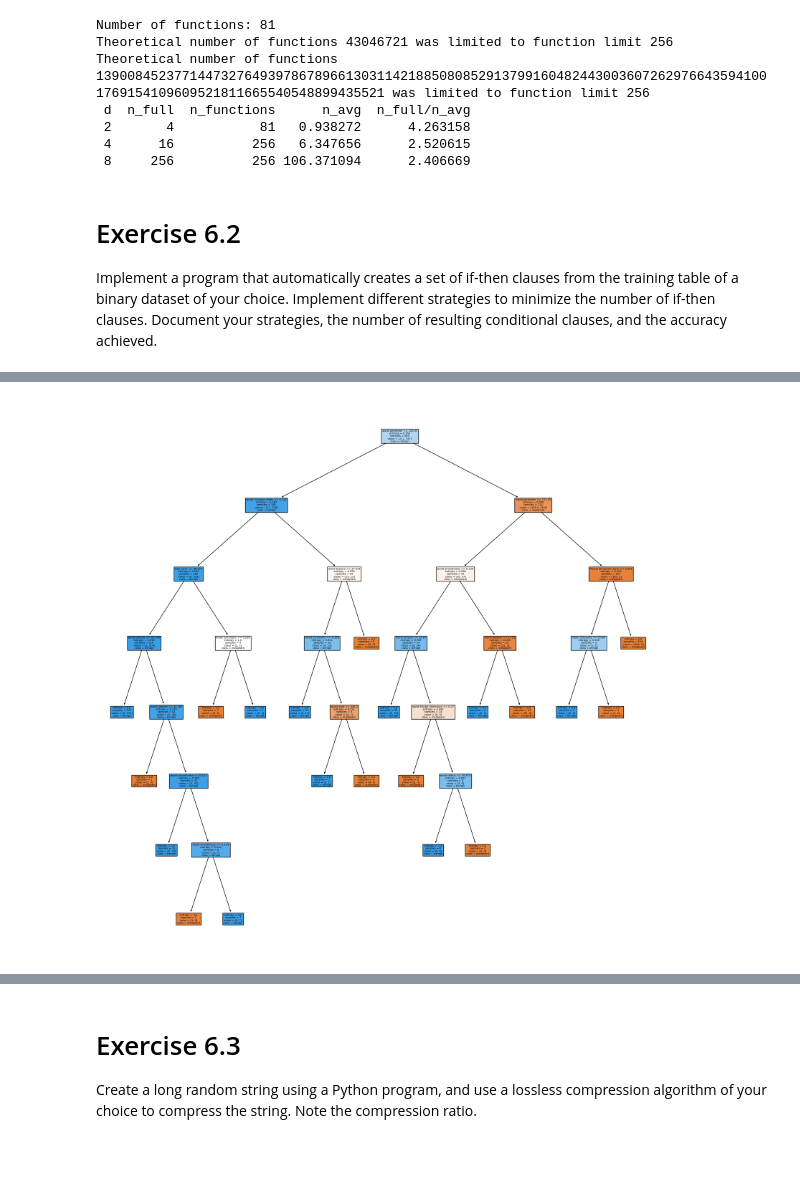
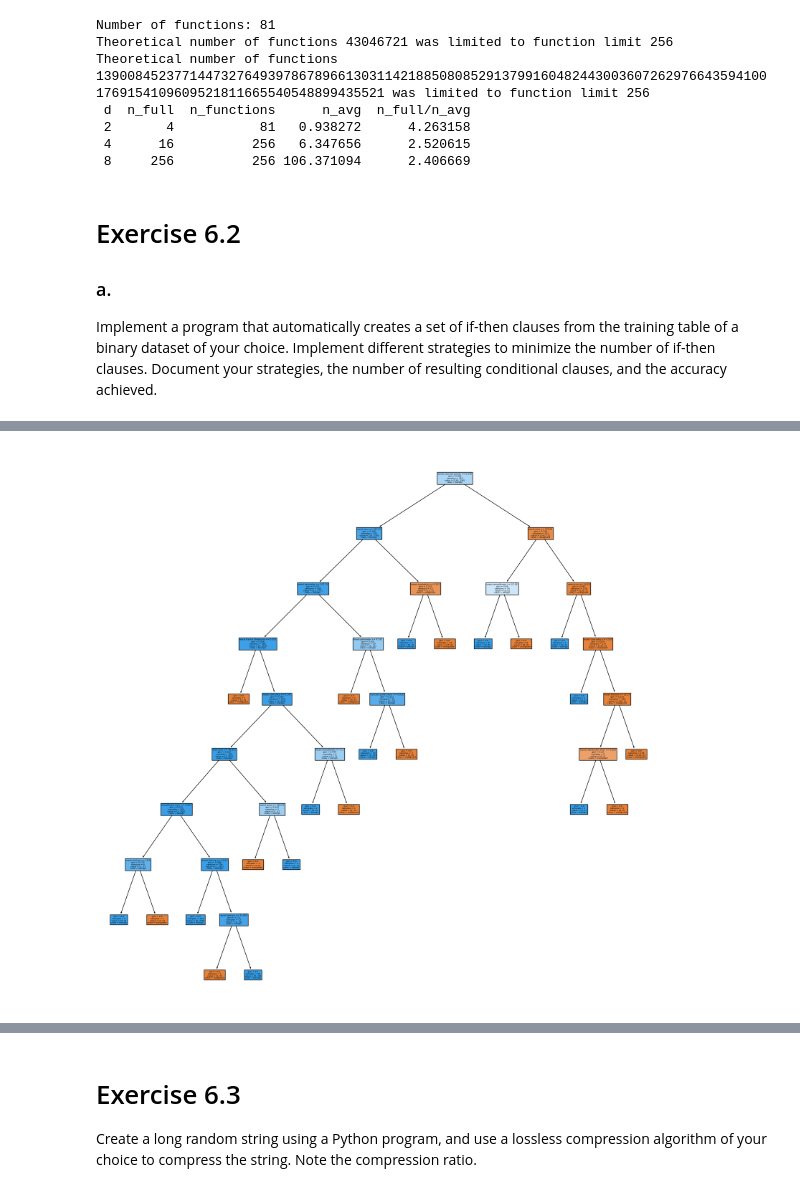
Before and after one commit to kennyakers/CS-294, a Jupyter notebook: Chapter 6.ipynb, the cells around one changed output, grey strips where cells are left out. Drawn from its saved outputs; the diff is of its cells as text; code cells hidden in the pictures; blank space fills up the shorter version.

```diff
--- a/Chapter 6.ipynb
+++ b/Chapter 6.ipynb
@@ -94,20 +93,28 @@ Theoretical number of functions 139008452377144732764939786789661303114218850808
 # %% [markdown]
 # Exercise 6.2
 
+### a.
+
 Implement a program that automatically creates a set of if-then clauses from the training table of a binary dataset of your choice. Implement different strategies to minimize the number of if-then clauses. Document your strategies, the number of resulting conditional clauses, and the accuracy achieved.
 # %%
-from sklearn.tree import DecisionTreeClassifier
-from sklearn.tree import _tree
+from sklearn.tree import DecisionTreeClassifier, _tree, plot_tree
 from sklearn.datasets import load_breast_cancer
+from sklearn.metrics import accuracy_score
+from sklearn.model_selection import train_test_split
+import matplotlib.pyplot as plt
+
 
 dataset = load_breast_cancer()
 X = dataset.data
 y = dataset.target
 
-clf = DecisionTreeClassifier(random_state=0, criterion='entropy') # A decision tree is really just a bunch of if-then-else statements
-clf.fit(X, y)
+X_train, X_test, y_train, y_test = train_test_split(X, y, test_size=0.2, random_state=0)
 
-# Get the tree as a list of if-then clauses
+
+clf = DecisionTreeClassifier(random_state=0, criterion='gini')
+clf.fit(X_train, y_train)
+
+# Get the tree as a list of if-then clauses. From: https://stackoverflow.com/a/66369924
 def get_rules(tree, feature_names, class_names):
     tree_ = tree.tree_
     feature_name = [
@@ -134,7 +141,6 @@ def get_rules(tree, feature_names, class_names):
 
     recurse(0, path, paths)
 
-    # sort by samples count
     samples_count = [p[-1][1] for p in paths]
     ii = list(np.argsort(samples_count))
     paths = [paths[i] for i in reversed(ii)]
@@ -159,24 +165,35 @@ def get_rules(tree, feature_names, class_names):
 
     return rules
 
-rules = get_rules(clf, dataset.feature_names, dataset.target_names)
-
-for r in rules:
-    print(r)
-
 
 # Get number of non-leaf nodes
-n_nodes = clf.tree_.node_count
-num_leaf_nodes = np.sum(clf.tree_.children_left == -1)
-print(f"Number of nodes in the decision tree: {n_nodes}")
-print(f"Number of non-leaf nodes (if-then clauses): {n_nodes - num_leaf_nodes}")
+def evaluate_and_plot_decision_tree(clf, X_test, y_test, feature_names=None, target_names=None, show_results=False, print_stats=True):
 
-y_pred = clf.predict(X)
-print(f"Accuracy: {accuracy_score(y, y_pred)}")
+    if show_results:
+        rules = get_rules(clf, dataset.feature_names, dataset.target_names)
+        for r in rules:
+            print(r)
+        print("")
 
-# Print decision tree
-from sklearn.tree import plot_tree
-plt.figure(figsize=(20, 20))
-plot_tree(clf, filled=True, feature_names=dataset.feature_names, class_names=dataset.target_names)
-plt.show()
+    n_nodes = clf.tree_.node_count
+    num_leaf_nodes = np.sum(clf.tree_.children_left == -1)
+    y_pred = clf.predict(X_test)
+    acc = accuracy_score(y_test, y_pred)
+
+    if print_stats:
+        print(f"Criterion: {clf.criterion}\n")
+        print(f"Number of nodes in the decision tree: {n_nodes}")
+        print(f"Number of non-leaf nodes (if-then clauses): {n_nodes - num_leaf_nodes}")
+        print(f"Height of tree: {clf.tree_.max_depth}")
+        print(f"\nAccuracy: {acc * 100:.2f}%")
+
+    # Print decision tree
+    if show_results:
+        plt.figure(figsize=(20, 20))
+        plot_tree(clf, filled=True, feature_names=feature_names, class_names=target_names)
+        plt.show()
+
+    return n_nodes, n_nodes - num_leaf_nodes, clf.tree_.max_depth, acc
+
+_ = evaluate_and_plot_decision_tree(clf, X_test, y_test, dataset.feature_names, dataset.target_names, show_results=True)
 # %% [output]
@@ -200 +217 @@ Number of non-leaf nodes (if-then clauses): 19
-[figure, old version]
+[figure, new version]
```
Also changed, not shown: parts of 11 cells of this notebook, 10 other files.
